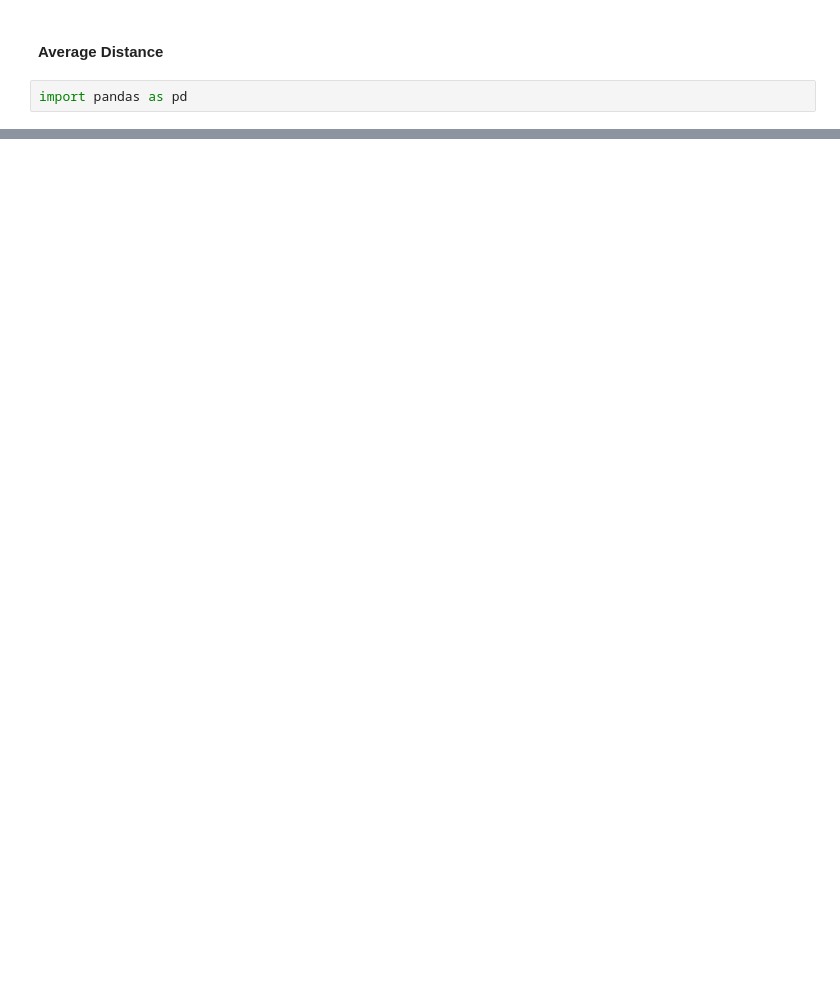
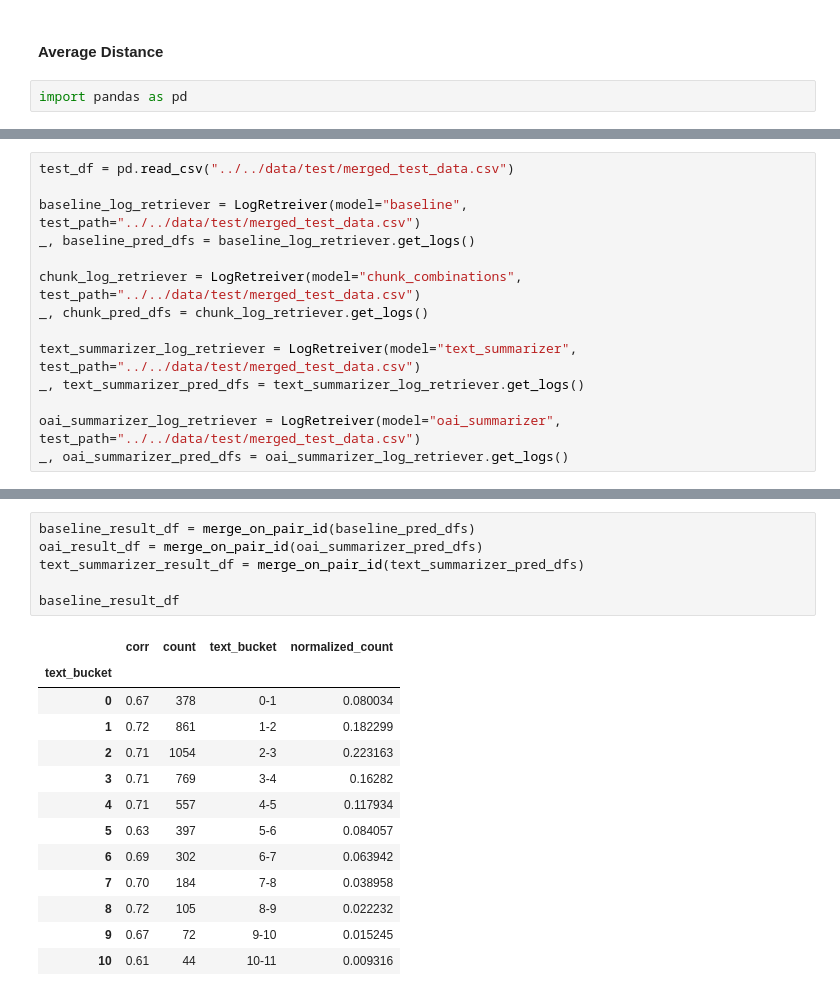
Before and after one commit to HubertWojcik10/bachelor_project2023, a Jupyter notebook: src/analysis/results.ipynb, the cells around one changed output, grey strips where cells are left out. Drawn from its saved outputs; the diff is of its cells as text; blank space fills up the shorter version.

```diff
--- a/src/analysis/results.ipynb
+++ b/src/analysis/results.ipynb
@@ -175,0 +248,14 @@ test_df.head()
+# %%
+test_df = pd.read_csv("../../data/test/merged_test_data.csv")
+
+baseline_log_retriever = LogRetreiver(model="baseline", test_path="../../data/test/merged_test_data.csv")
+_, baseline_pred_dfs = baseline_log_retriever.get_logs()
+
+chunk_log_retriever = LogRetreiver(model="chunk_combinations", test_path="../../data/test/merged_test_data.csv")
+_, chunk_pred_dfs = chunk_log_retriever.get_logs()
+
+text_summarizer_log_retriever = LogRetreiver(model="text_summarizer", test_path="../../data/test/merged_test_data.csv")
+_, text_summarizer_pred_dfs = text_summarizer_log_retriever.get_logs()
+
+oai_summarizer_log_retriever = LogRetreiver(model="oai_summarizer", test_path="../../data/test/merged_test_data.csv")
+_, oai_summarizer_pred_dfs = oai_summarizer_log_retriever.get_logs()
@@ -175,0 +316,20 @@ test_df.head()
+# %%
+baseline_result_df = merge_on_pair_id(baseline_pred_dfs)
+oai_result_df = merge_on_pair_id(oai_summarizer_pred_dfs)
+text_summarizer_result_df = merge_on_pair_id(text_summarizer_pred_dfs)
+
+baseline_result_df
+# %% [output]
+|  | corr | count | text_bucket | normalized_count |
+| text_bucket |  |  |  |  |
+| 0 | 0.67 | 378 | 0-1 | 0.080034 |
+| 1 | 0.72 | 861 | 1-2 | 0.182299 |
+| 2 | 0.71 | 1054 | 2-3 | 0.223163 |
+| 3 | 0.71 | 769 | 3-4 | 0.16282 |
+| 4 | 0.71 | 557 | 4-5 | 0.117934 |
+| 5 | 0.63 | 397 | 5-6 | 0.084057 |
+| 6 | 0.69 | 302 | 6-7 | 0.063942 |
+| 7 | 0.70 | 184 | 7-8 | 0.038958 |
+| 8 | 0.72 | 105 | 8-9 | 0.022232 |
+| 9 | 0.67 | 72 | 9-10 | 0.015245 |
+| 10 | 0.61 | 44 | 10-11 | 0.009316 |
```
Also changed, not shown: parts of 25 cells of this notebook, 2 other files.
